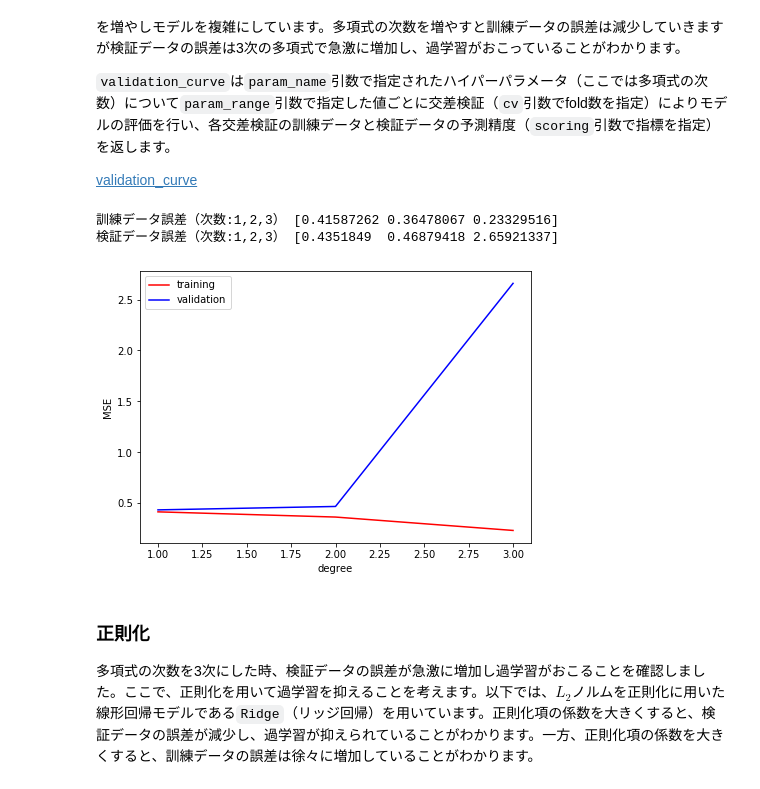
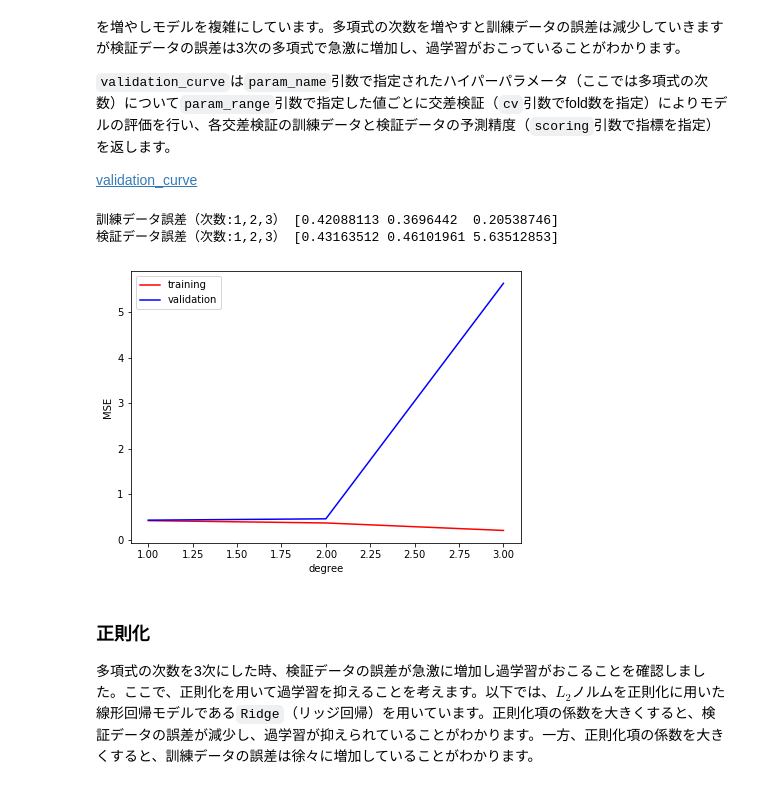
Before and after one commit to UTDataMining/2020S, a Jupyter notebook: week10/practical_ds.ipynb, the cells around one changed output. Drawn from its saved outputs; the diff is of its cells as text; code cells hidden in the pictures.

```diff
--- a/week10/practical_ds.ipynb
+++ b/week10/practical_ds.ipynb
@@ -259,34 +259,37 @@ plt.legend();
 `validation_curve`は`param_name`引数で指定されたハイパーパラメータ（ここでは多項式の次数）について`param_range`引数で指定した値ごとに交差検証（`cv`引数でfold数を指定）によりモデルの評価を行い、各交差検証の訓練データと検証データの予測精度（`scoring`引数で指標を指定）を返します。
 
 [validation_curve](https://scikit-learn.org/stable/modules/generated/sklearn.model_selection.validation_curve.html)
+# %%
+X=wine.drop("quality", axis=1).values
+y=wine[['quality']].values
+
+# 訓練データとテストデータに分割
+X_train, X_test, y_train, y_test = train_test_split(X, y, test_size=0.2, random_state=0, stratify=y)
 # %%
-X=wine.drop("quality", axis=1).values
-y=wine[['quality']].values
-
 # 多項式特徴量と標準化と線形回帰モデルのパイプライン
 pipe=make_pipeline(PolynomialFeatures(), StandardScaler(), LinearRegression())
 
 # 次数
 degree = [1, 2, 3]
 
 # バリデーション曲線
-train_scores, valid_scores = validation_curve(pipe, X, y,
+train_scores, valid_scores = validation_curve(pipe, X_train, y_train,
                                               param_name='polynomialfeatures__degree',  param_range=degree,
-                                              scoring="neg_mean_squared_error", cv=10)
+                                              scoring="neg_mean_squared_error", cv=5)
 
 print('訓練データ誤差（次数:1,2,3）',-train_scores.mean(axis=1)) # 訓練データの誤差
 print('検証データ誤差（次数:1,2,3）',-valid_scores.mean(axis=1)) # 検証データの誤差
 
 plt.figure(figsize=(7,5))
 plt.xlabel('degree')
 plt.ylabel('MSE')
 plt.plot(degree, -train_scores.mean(axis=1), color='red', label='training')
 plt.plot(degree, -valid_scores.mean(axis=1), color='blue', label='validation')
 plt.legend();
 # %% [output]
-訓練データ誤差（次数:1,2,3） [0.41587262 0.36478067 0.23329516]
-検証データ誤差（次数:1,2,3） [0.4351849  0.46879418 2.65921337]
+訓練データ誤差（次数:1,2,3） [0.42088113 0.3696442  0.20538746]
+検証データ誤差（次数:1,2,3） [0.43163512 0.46101961 5.63512853]
-[figure, old version]
+[figure, new version]
 # %% [markdown]
 ### 正則化
 多項式の次数を3次にした時、検証データの誤差が急激に増加し過学習がおこることを確認しました。ここで、正則化を用いて過学習を抑えることを考えます。以下では、$L_2$ノルムを正則化に用いた線形回帰モデルである`Ridge`（リッジ回帰）を用いています。正則化項の係数を大きくすると、検証データの誤差が減少し、過学習が抑えられていることがわかります。一方、正則化項の係数を大きくすると、訓練データの誤差は徐々に増加していることがわかります。
```
Also changed, not shown: parts of 13 cells of this notebook.
